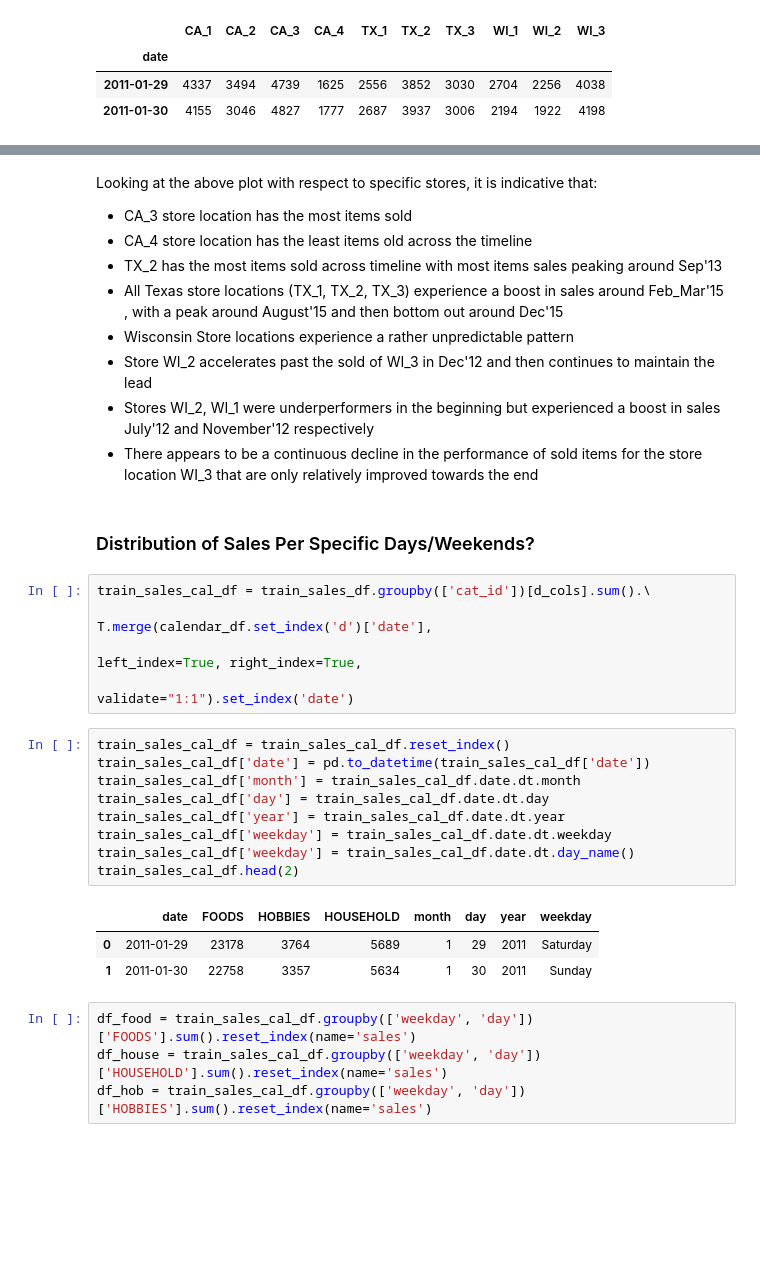
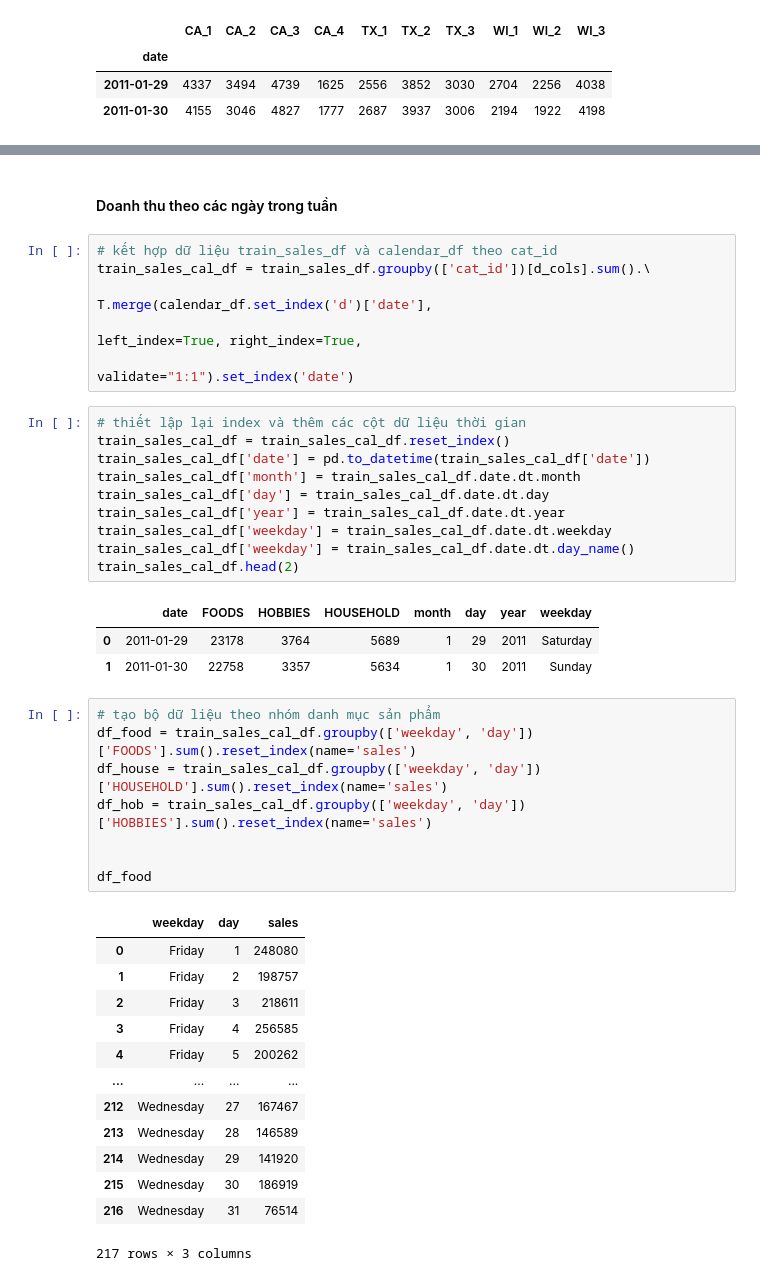
Before and after one commit to nguyenvudev20/mse22.python4engineer, a Jupyter notebook: Bai_1_one_tutorial_to_understand_all_m5_forecasting.ipynb, the cells around one changed output, grey strips where cells are left out. Drawn from its saved outputs; the diff is of its cells as text; blank space fills up the shorter version.

```diff
--- a/Bai_1_one_tutorial_to_understand_all_m5_forecasting.ipynb
+++ b/Bai_1_one_tutorial_to_understand_all_m5_forecasting.ipynb
@@ -1209,25 +1220,16 @@ plotly_time_plot_rolling(train_sales_cal_df, 'Store', start_col=4, end_col=7)
 #plotly_time_plot_rolling(train_sales_cal_df, 'Store', start_col=7, end_col=10)
 # %% [output]
 [interactive output not drawn]
-# %% [markdown]
-Looking at the above plot with respect to specific stores, it is indicative that:
-
-* CA_3 store location has the most items sold
-* CA_4 store location has the least items old across the timeline
-* TX_2 has the most items sold across timeline with most items sales peaking around Sep'13
-* All Texas store locations (TX_1, TX_2, TX_3) experience a boost in sales around Feb_Mar'15 , with a peak around August'15 and then bottom out around Dec'15
-* Wisconsin Store locations experience a rather unpredictable pattern
-* Store WI_2 accelerates past the sold of WI_3 in Dec'12 and then continues to maintain the lead
-* Stores WI_2, WI_1 were underperformers in the beginning but experienced a boost in sales July'12 and November'12 respectively
-* There appears to be a continuous decline in the performance of sold items for the store location WI_3 that are only relatively improved towards the end
-# %% [markdown]
-### Distribution of Sales Per Specific Days/Weekends?
+# %% [markdown]
+#### Doanh thu theo các ngày trong tuần
 # %%
+# kết hợp dữ liệu train_sales_df và calendar_df theo cat_id
 train_sales_cal_df = train_sales_df.groupby(['cat_id'])[d_cols].sum().\
                                                 T.merge(calendar_df.set_index('d')['date'],
                                                                     left_index=True, right_index=True,
                                                                     validate="1:1").set_index('date')
 # %%
+# thiết lập lại index và thêm các cột dữ liệu thời gian
 train_sales_cal_df = train_sales_cal_df.reset_index()
 train_sales_cal_df['date'] = pd.to_datetime(train_sales_cal_df['date'])
 train_sales_cal_df['month'] = train_sales_cal_df.date.dt.month
@@ -1241,7 +1243,25 @@ train_sales_cal_df.head(2)
 | 0 | 2011-01-29 | 23178 | 3764 | 5689 | 1 | 29 | 2011 | Saturday |
 | 1 | 2011-01-30 | 22758 | 3357 | 5634 | 1 | 30 | 2011 | Sunday |
 # %%
+# tạo bộ dữ liệu theo nhóm danh mục sản phẩm
 df_food = train_sales_cal_df.groupby(['weekday', 'day'])['FOODS'].sum().reset_index(name='sales')
 df_house = train_sales_cal_df.groupby(['weekday', 'day'])['HOUSEHOLD'].sum().reset_index(name='sales')
 df_hob = train_sales_cal_df.groupby(['weekday', 'day'])['HOBBIES'].sum().reset_index(name='sales')
+
+
+df_food
+# %% [output]
+|  | weekday | day | sales |
+| 0 | Friday | 1 | 248080 |
+| 1 | Friday | 2 | 198757 |
+| 2 | Friday | 3 | 218611 |
+| 3 | Friday | 4 | 256585 |
+| 4 | Friday | 5 | 200262 |
+| ... | ... | ... | ... |
+| 212 | Wednesday | 27 | 167467 |
+| 213 | Wednesday | 28 | 146589 |
+| 214 | Wednesday | 29 | 141920 |
+| 215 | Wednesday | 30 | 186919 |
+| 216 | Wednesday | 31 | 76514 |
+217 rows × 3 columns
 # %%
```
Also changed, not shown: parts of 28 cells of this notebook.
